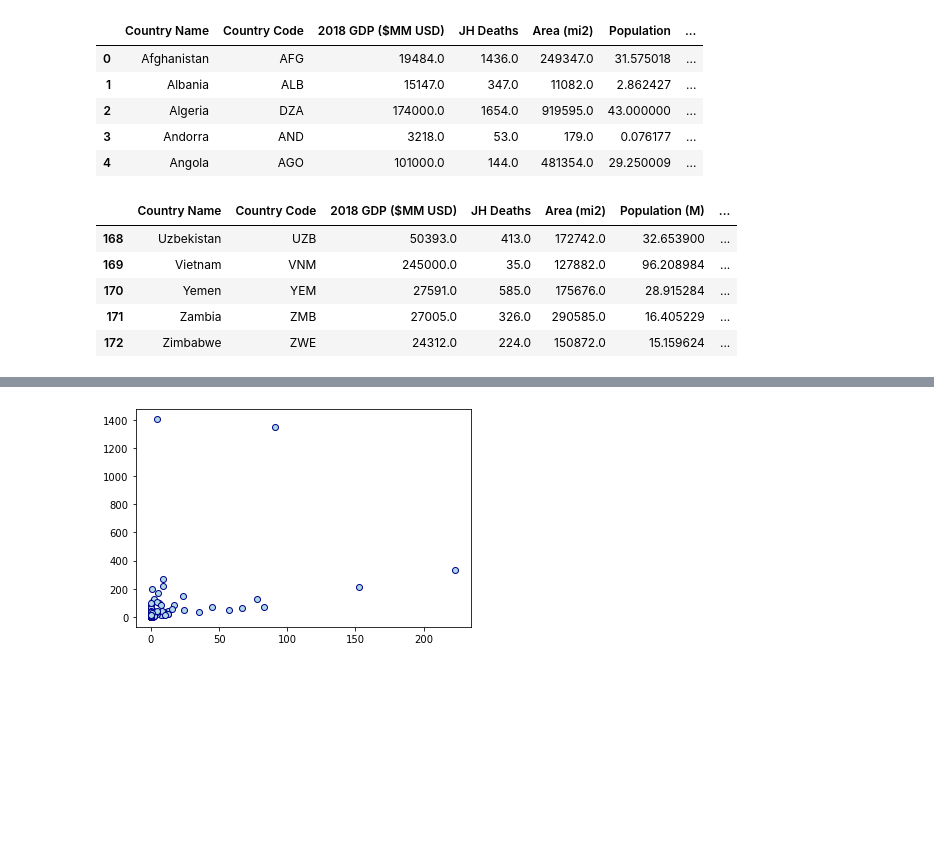
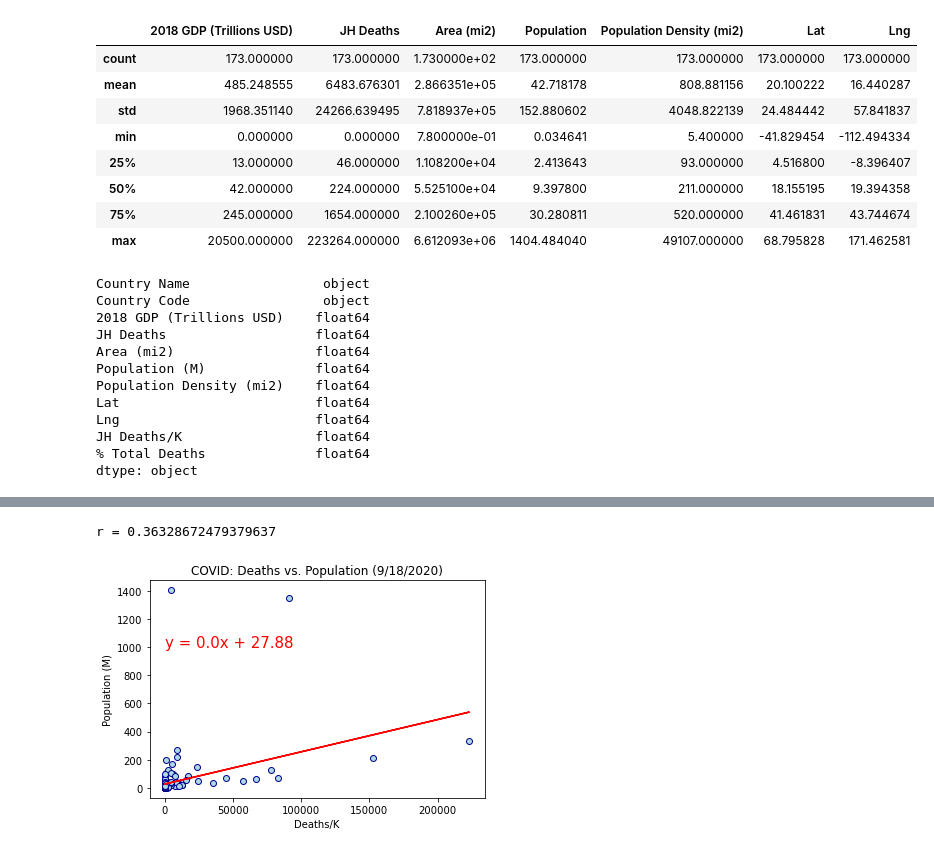
Before and after one commit to mcbien/Project_One, a Jupyter notebook: Project One - Charting.ipynb, the cells around one changed output, grey strips where cells are left out. Drawn from its saved outputs; the diff is of its cells as text; code cells hidden in the pictures; blank space fills up the shorter version.

```diff
--- a/Project One - Charting.ipynb
+++ b/Project One - Charting.ipynb
@@ -16,31 +19,40 @@ from api_keys import g_key
 # %%
 # import clean_country_data.csv from file
 filename = os.path.join("clean_data_files","clean_data_by_country.csv")
 country_data  = pd.read_csv(filename)
 del country_data["Unnamed: 0"]
 del country_data["JH Confirmed"]
 del country_data["JH Recovered"]
-country_data.head()
+country_data.describe()
 # %% [output]
-|  | Country Name | Country Code | 2018 GDP ($MM USD) | JH Deaths | Area (mi2) | Population | ... |
-| 0 | Afghanistan | AFG | 19484.0 | 1436.0 | 249347.0 | 31.575018 | ... |
-| 1 | Albania | ALB | 15147.0 | 347.0 | 11082.0 | 2.862427 | ... |
-| 2 | Algeria | DZA | 174000.0 | 1654.0 | 919595.0 | 43.000000 | ... |
-| 3 | Andorra | AND | 3218.0 | 53.0 | 179.0 | 0.076177 | ... |
-| 4 | Angola | AGO | 101000.0 | 144.0 | 481354.0 | 29.250009 | ... |
+|  | 2018 GDP (Trillions USD) | JH Deaths | Area (mi2) | Population | Population Density (mi2) | Lat | Lng |
+| count | 173.000000 | 173.000000 | 1.730000e+02 | 173.000000 | 173.000000 | 173.000000 | 173.000000 |
+| mean | 485.248555 | 6483.676301 | 2.866351e+05 | 42.718178 | 808.881156 | 20.100222 | 16.440287 |
+| std | 1968.351140 | 24266.639495 | 7.818937e+05 | 152.880602 | 4048.822139 | 24.484442 | 57.841837 |
+| min | 0.000000 | 0.000000 | 7.800000e-01 | 0.034641 | 5.400000 | -41.829454 | -112.494334 |
+| 25% | 13.000000 | 46.000000 | 1.108200e+04 | 2.413643 | 93.000000 | 4.516800 | -8.396407 |
+| 50% | 42.000000 | 224.000000 | 5.525100e+04 | 9.397800 | 211.000000 | 18.155195 | 19.394358 |
+| 75% | 245.000000 | 1654.000000 | 2.100260e+05 | 30.280811 | 520.000000 | 41.461831 | 43.744674 |
+| max | 20500.000000 | 223264.000000 | 6.612093e+06 | 1404.484040 | 49107.000000 | 68.795828 | 171.462581 |
 # %%
 # Formatting and renaming
 country_data["JH Deaths/K"] = country_data["JH Deaths"]/1000
 country_data["% Total Deaths"] = country_data["JH Deaths"]/country_data["JH Deaths"].sum()
 country_data.rename(columns={"Population": "Population (M)"}, inplace=True)
-country_data.tail()
+country_data.dtypes
 # %% [output]
-|  | Country Name | Country Code | 2018 GDP ($MM USD) | JH Deaths | Area (mi2) | Population (M) | ... |
-| 168 | Uzbekistan | UZB | 50393.0 | 413.0 | 172742.0 | 32.653900 | ... |
-| 169 | Vietnam | VNM | 245000.0 | 35.0 | 127882.0 | 96.208984 | ... |
-| 170 | Yemen | YEM | 27591.0 | 585.0 | 175676.0 | 28.915284 | ... |
-| 171 | Zambia | ZMB | 27005.0 | 326.0 | 290585.0 | 16.405229 | ... |
-| 172 | Zimbabwe | ZWE | 24312.0 | 224.0 | 150872.0 | 15.159624 | ... |
+Country Name                 object
+Country Code                 object
+2018 GDP (Trillions USD)    float64
+JH Deaths                   float64
+Area (mi2)                  float64
+Population (M)              float64
+Population Density (mi2)    float64
+Lat                         float64
+Lng                         float64
+JH Deaths/K                 float64
+% Total Deaths              float64
+dtype: object
 # %%
 #Create gmap visualization of COVID deaths by country
 # access maps with unique API key
@@ -60,11 +72,3 @@ fig.add_layer(death_layer)
 fig
 # %% [output]
 [interactive output not drawn]
-# %%
-# Correlation JH Deaths to Population
-x_data = country_data["JH Deaths/K"]
-y_data = country_data["Population (M)"]
-plt.scatter(x=x_data, y=y_data, marker="o",facecolors="lightblue",edgecolors="darkblue")
-today = pd.to_datetime('today')
-# %% [output]
-[figure, removed]
@@ -72,0 +75,26 @@ today = pd.to_datetime('today')
+# %%
+# Deaths vs Population
+x_data = country_data["JH Deaths"]
+y_data = country_data["Population (M)"]
+plt.scatter(x=x_data, y=y_data, marker="o",facecolors="lightblue",edgecolors="darkblue")
+today = pd.to_datetime('today')
+plt.title(f"COVID: Deaths vs. Population ({today.month}/{today.day}/{today.year})")
+plt.xlabel("Deaths/K")
+plt.ylabel("Population (M)")
+# Run the regression and store each of the returned values
+slope, intercept, rvalue, pvalue, stderr = linregress(x_data, y_data)
+# Calculate the predictions for each value of x (# Rooms)
+regression_values = x_data * slope + intercept
+# store a string version of the linear equation, so we can display it on the plot
+line_eq = "y = " + str(round(slope,2)) + "x + " + str(round(intercept,2))
+plt.plot(x_data, regression_values, "red")
+# add line equation to plot
+plt.annotate(line_eq, (7.5, 1000), fontsize=15, color="red")
+# add pearson's r value to plot
+print(f"r = {rvalue}")
+# output plot to file
+# output_path_fig5 = os.path.join("..","output_data","fig5.png")
+# plt.savefig(output_path_fig5)
+# %% [output]
+r = 0.36328672479379637
+[figure, added]
```
Also changed, not shown: parts of 5 cells of this notebook, 2 other files.
